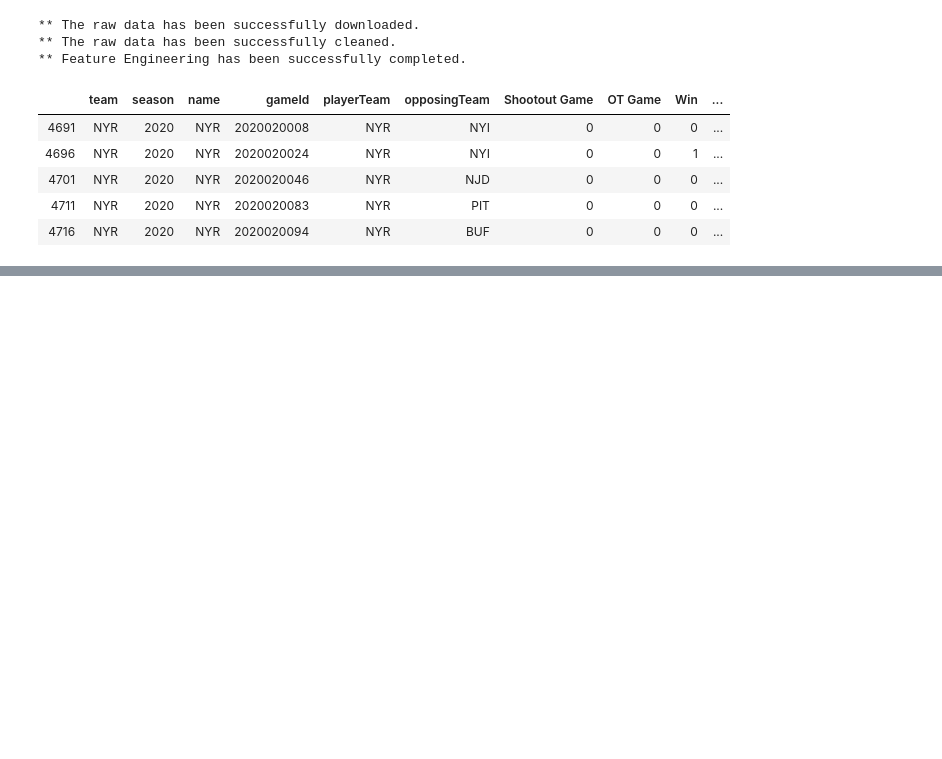
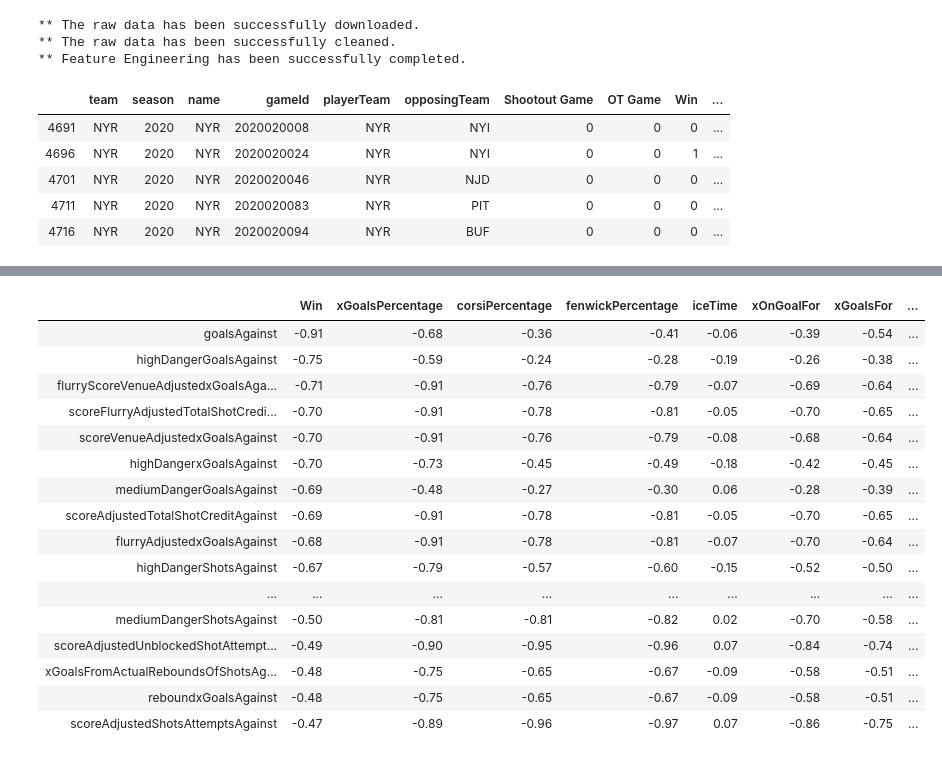
Before and after one commit to nanderson1982/NHL_Predicto, a Jupyter notebook: model/model_testing.ipynb, the cells around one changed output, grey strips where cells are left out. Cells and saved outputs as stored; diff of their text form; code cells hidden in the pictures; blank space fills up the shorter version.

```diff
--- a/model/model_testing.ipynb
+++ b/model/model_testing.ipynb
@@ -39,3 +39,8 @@ df.head()
 | 4701 | NYR | 2020 | NYR | 2020020046 | NYR | NJD | 0 | 0 | 0 | ... |
 | 4711 | NYR | 2020 | NYR | 2020020083 | NYR | PIT | 0 | 0 | 0 | ... |
 | 4716 | NYR | 2020 | NYR | 2020020094 | NYR | BUF | 0 | 0 | 0 | ... |
+# %%
+# Correlation Testing
+corr = df.copy()
+
+corr.head()
@@ -41,0 +54,6 @@ df.head()
+# %%
+corr.drop(['season', 'name', 'gameId', 'playerTeam', 'opposingTeam', 'gameDate', 'position', 'situation',
+           'Shootout Game', 'OT Game', 'Loss','playoffGame'],
+                 axis = 1,
+                 inplace= True)
+corr.head()
@@ -41,0 +67,23 @@ df.head()
+# %%
+corr = corr.corr().round(2)
+# %%
+corr = corr.sort_values('Win')
+corr.head(20)
+# %% [output]
+|  | Win | xGoalsPercentage | corsiPercentage | fenwickPercentage | iceTime | xOnGoalFor | xGoalsFor | ... |
+| goalsAgainst | -0.91 | -0.68 | -0.36 | -0.41 | -0.06 | -0.39 | -0.54 | ... |
+| highDangerGoalsAgainst | -0.75 | -0.59 | -0.24 | -0.28 | -0.19 | -0.26 | -0.38 | ... |
+| flurryScoreVenueAdjustedxGoalsAga... | -0.71 | -0.91 | -0.76 | -0.79 | -0.07 | -0.69 | -0.64 | ... |
+| scoreFlurryAdjustedTotalShotCredi... | -0.70 | -0.91 | -0.78 | -0.81 | -0.05 | -0.70 | -0.65 | ... |
+| scoreVenueAdjustedxGoalsAgainst | -0.70 | -0.91 | -0.76 | -0.79 | -0.08 | -0.68 | -0.64 | ... |
+| highDangerxGoalsAgainst | -0.70 | -0.73 | -0.45 | -0.49 | -0.18 | -0.42 | -0.45 | ... |
+| mediumDangerGoalsAgainst | -0.69 | -0.48 | -0.27 | -0.30 | 0.06 | -0.28 | -0.39 | ... |
+| scoreAdjustedTotalShotCreditAgainst | -0.69 | -0.91 | -0.78 | -0.81 | -0.05 | -0.70 | -0.65 | ... |
+| flurryAdjustedxGoalsAgainst | -0.68 | -0.91 | -0.78 | -0.81 | -0.07 | -0.70 | -0.64 | ... |
+| highDangerShotsAgainst | -0.67 | -0.79 | -0.57 | -0.60 | -0.15 | -0.52 | -0.50 | ... |
+| ... | ... | ... | ... | ... | ... | ... | ... | ... |
+| mediumDangerShotsAgainst | -0.50 | -0.81 | -0.81 | -0.82 | 0.02 | -0.70 | -0.58 | ... |
+| scoreAdjustedUnblockedShotAttempt... | -0.49 | -0.90 | -0.95 | -0.96 | 0.07 | -0.84 | -0.74 | ... |
+| xGoalsFromActualReboundsOfShotsAg... | -0.48 | -0.75 | -0.65 | -0.67 | -0.09 | -0.58 | -0.51 | ... |
+| reboundxGoalsAgainst | -0.48 | -0.75 | -0.65 | -0.67 | -0.09 | -0.58 | -0.51 | ... |
+| scoreAdjustedShotsAttemptsAgainst | -0.47 | -0.89 | -0.96 | -0.97 | 0.07 | -0.86 | -0.75 | ... |
```
Also changed, not shown: parts of 9 cells of this notebook, 4 other files.
